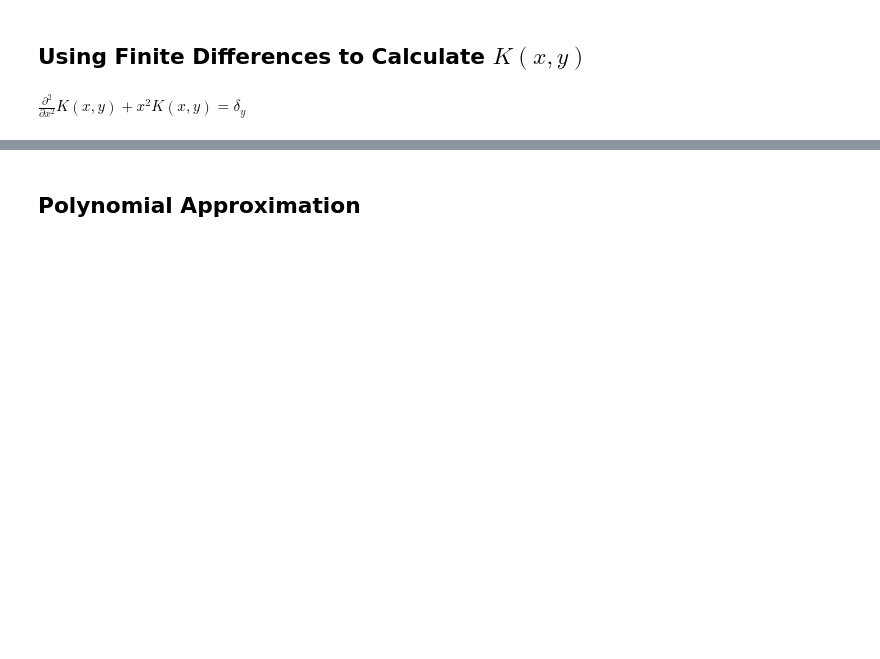
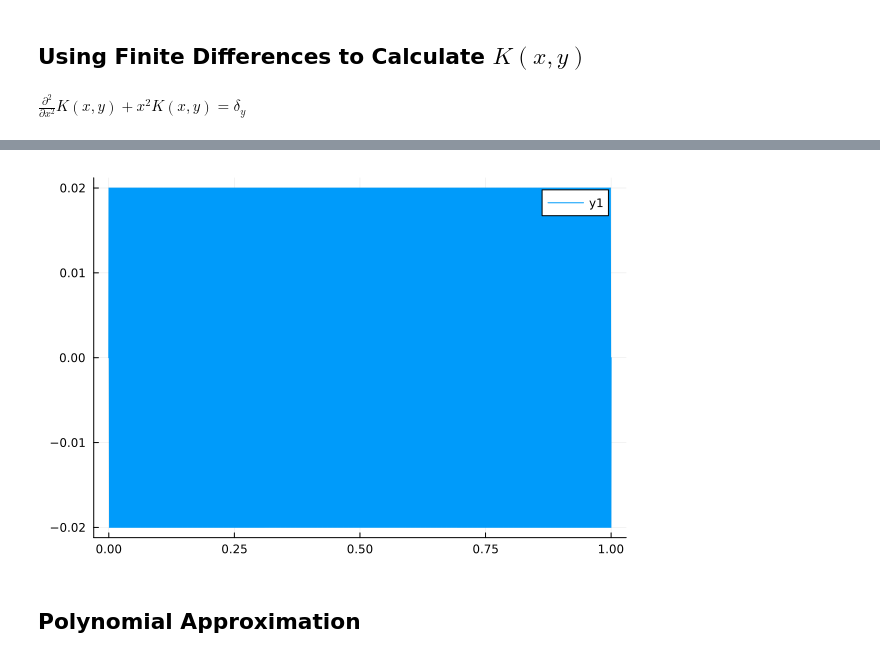
Before and after one commit to cgjunior3-14/M2R-Learning-Greens-Functions, a Jupyter notebook: 1D interpolation.ipynb, the cells around one changed output, grey strips where cells are left out. Cells and saved outputs as stored; diff of their text form; code cells hidden in the pictures; blank space fills up the shorter version.

```diff
--- a/1D interpolation.ipynb
+++ b/1D interpolation.ipynb
@@ -242,3 +245,20 @@ plot(x_inner, K, label = "K(x, y=0.34)", xlabel = "x", ylabel = "K", title = "Gr
+# %%
+function schrodinger(k, n)
+    x = range(0, 1; length = n+1)
+    h = step(x)
+    T = SymTridiagonal(ones(n-1)*(-2*h^2 + k^2), ones(n-2)*1/h^2)
+    y = 0.5
+    f = zeros(n-1)
+    i_y = argmin(abs.(x.-y))
+    f[i_y] = 1/h
+    u = T \ f
+    [0; u; 0]
+end
+n = 2000
+x = range(0, 1; length = n+1)
+plot(x, schrodinger(10, n))
+# %% [output]
+[figure, added]
 # %% [markdown]
 ## Polynomial Approximation
 # %% [markdown]
```
Also changed, not shown: parts of 5 cells of this notebook.
